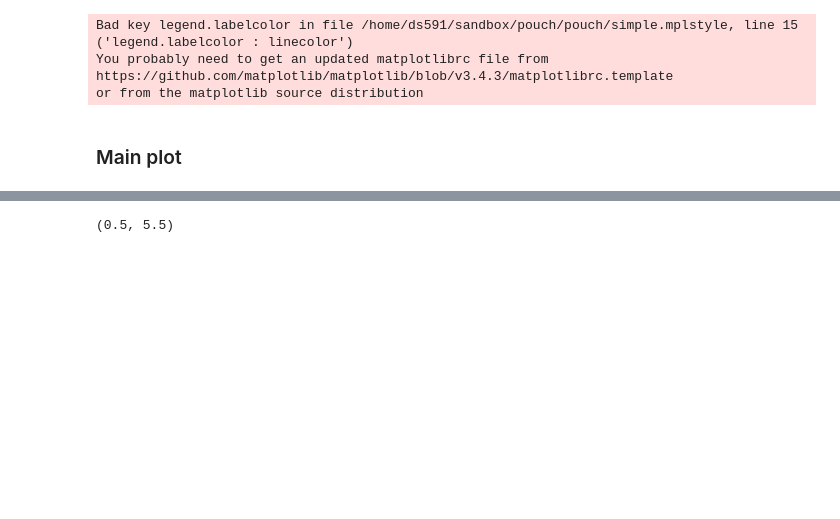
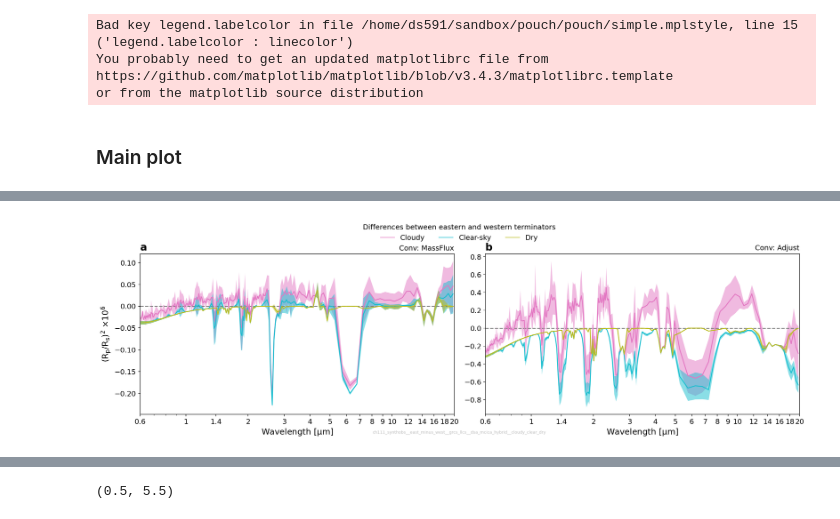
Before and after one commit to dennissergeev/t1e_bistability_code, a Jupyter notebook: code/Transmission-Spectra.ipynb, the cells around one changed output, grey strips where cells are left out. Drawn from its saved outputs; the diff is of its cells as text; code cells hidden in the pictures; blank space fills up the shorter version.

```diff
--- a/code/Transmission-Spectra.ipynb
+++ b/code/Transmission-Spectra.ipynb
@@ -309,4 +301,0 @@ import iris.quickplot as qplt
-# %%
-vrbl_key = "trans_cloudy"
-vrbl_dict = VRBL_PLOT[vrbl_key]
-sim_label = "llcs_dsa_mcica_hybrid"
@@ -355,0 +304,15 @@ ax.plot(x, cube_west.data)
+# %%
+TERMINATORS = {
+    "west_term": {
+        "constraint": Region(180, 360, -90, 90).constraint,
+        "title": "Western (morning) terminator",
+        "label": "west_term",
+        "kw_plt": dict(linestyle="-"),
+    },
+    "east_term": {
+        "constraint": Region(0, 180, -90, 90).constraint,
+        "title": "Eastern (evening) terminator",
+        "label": "east_term",
+        "kw_plt": dict(linestyle="--"),
+    },
+}
@@ -355,0 +379,68 @@ ax.plot(x, cube_west.data)
+# %%
+imgname = f"{img_prefix}__east_minus_west__{'_'.join(SUITE_LABELS.keys())}__{opt_label}__{'_'.join(VRBL_PLOT.keys())}"
+kw_plt_common = {}
+
+fig = plt.figure(figsize=(20, 5))
+
+axd = fig.subplot_mosaic([[*SUITE_LABELS.keys()]], gridspec_kw={"wspace": 0.1})
+
+iletters = subplot_label_generator()
+for ax in axd.values():
+    ax.set_title(f"{next(iletters)}", **KW_SBPLT_LABEL)
+    if ax.get_subplotspec().is_last_row():
+        ax.set_xlabel("Wavelength [$\mu$m]")
+    if ax.get_subplotspec().is_first_col():
+        ax.set_ylabel(r"($R_p/R_s)^2$ $\times 10^{6}$")
+    ax.set_xscale("log")
+    ax.axhline(0, linestyle="--", color="tab:grey")
+    xticks = np.concatenate([[0.6, 1, 1.4], np.arange(2, 10, 1), np.arange(10, 22, 2)])
+    ax.xaxis.set_major_locator(ticker.FixedLocator(xticks))
+    ax.xaxis.set_major_formatter(
+        ticker.FuncFormatter(lambda x, pos: f"{int(x):d}" if int(x) == x else f"{x:.1f}")
+    )
+    ax.set_xlim(xticks.min(), xticks.max())
+
+for suite_label in SUITE_LABELS.keys():
+    ax = axd[suite_label]
+    ax.set_title(
+        SUITE_LABELS[suite_label]["title"],
+        loc="right",
+        size="medium",
+    )
+    for opt_label in OPT_LABELS.keys():
+        sim_label = f"{suite_label}_{opt_label}"
+
+        for vrbl_key, vrbl_prop in VRBL_PLOT.items():
+            cube_mean = time_mean(TERM_DIFF[sim_label][vrbl_key])
+            cube_std = (TERM_DIFF[sim_label][vrbl_key]).collapsed(um.t, iris.analysis.STD_DEV)
+            x = cube_mean.coord("spectral_band_centres")
+            ax.fill_between(
+                x.points * 1e6,
+                (cube_mean - cube_std).data * 1e6,
+                (cube_mean + cube_std).data * 1e6,
+                alpha=0.5,
+                linewidth=0,
+                **vrbl_prop["kw_plt"],
+            )
+            ax.plot(
+                x.points * 1e6,
+                cube_mean.data * 1e6,
+                **kw_plt_common,
+                **vrbl_prop["kw_plt"],
+            )
+
+add_custom_legend(
+    fig,
+    {
+        **{v["title"]: {"linewidth": 1, **v["kw_plt"]} for v in VRBL_PLOT.values()},
+    },
+    loc="upper center",
+    frameon=False,
+    ncol=len(VRBL_PLOT),
+    fontsize="medium",
+    title="Differences between eastern and western terminators",
+    bbox_to_anchor=(0.5, 1.05),
+)
+
+figsave(fig, plotdir / imgname)
+# %% [output]
@@ -355,0 +448 @@ ax.plot(x, cube_west.data)
+[figure, added]
```
Also changed, not shown: parts of 37 cells of this notebook.
